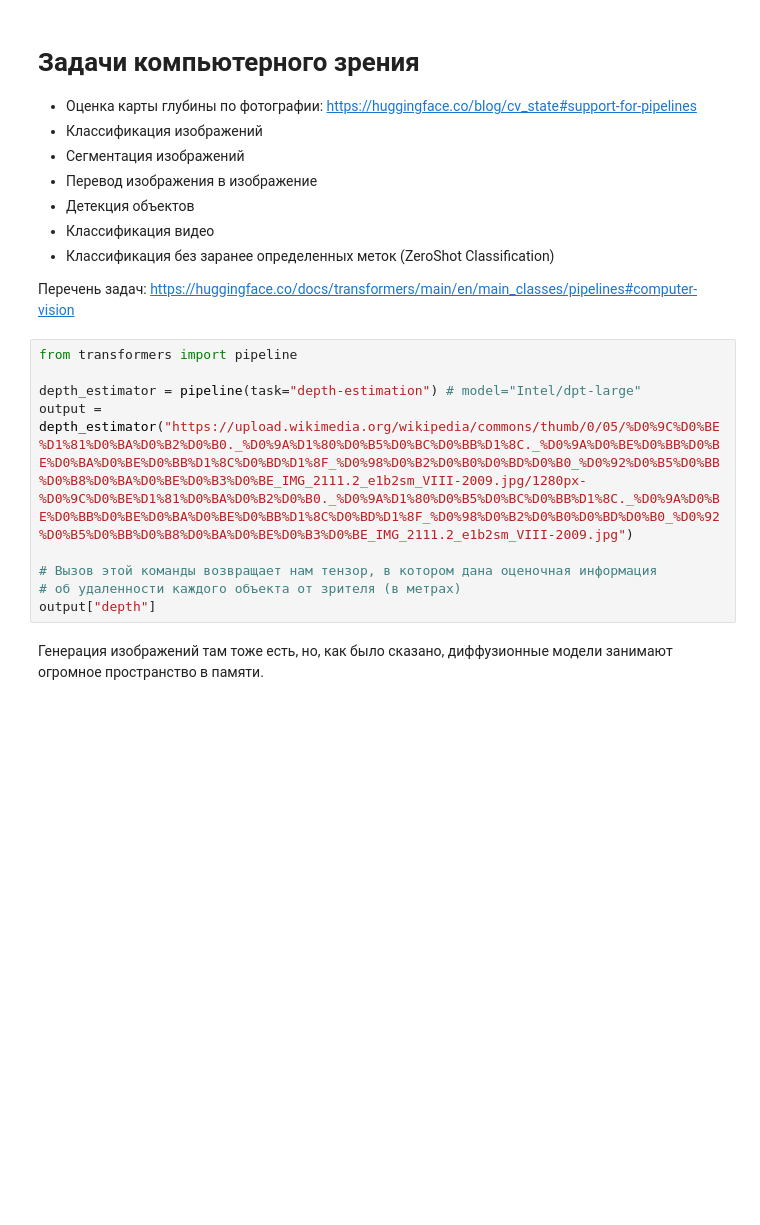
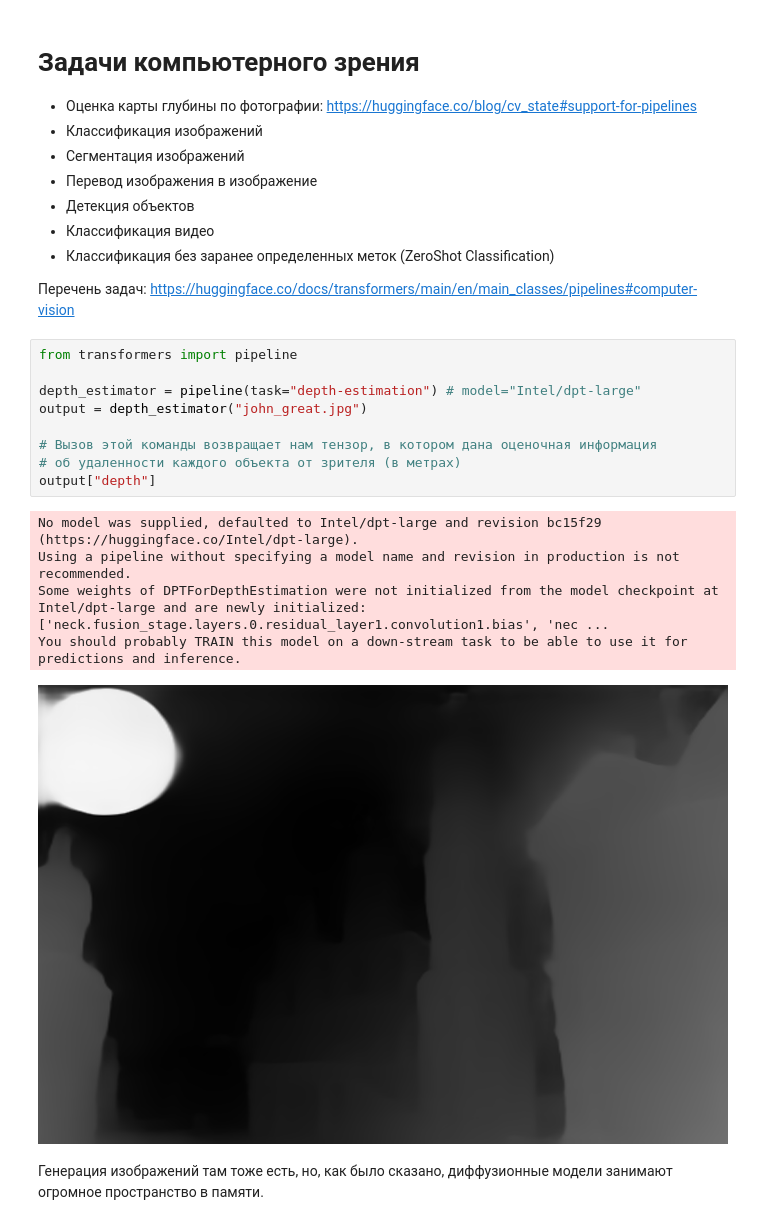
Before and after one commit to nata44845/transfer_learning, a Jupyter notebook: seminar3/GB_Перенос_Обучения_Семинар_3_Huggingface.ipynb, the cells around one changed output. Drawn from its saved outputs; the diff is of its cells as text; blank space fills up the shorter version.

```diff
--- a/seminar3/GB_Перенос_Обучения_Семинар_3_Huggingface.ipynb
+++ b/seminar3/GB_Перенос_Обучения_Семинар_3_Huggingface.ipynb
@@ -92,12 +113,18 @@ conversation.generated_responses[-1]
 # %%
 from transformers import pipeline
 
 depth_estimator = pipeline(task="depth-estimation") # model="Intel/dpt-large"
-output = depth_estimator("https://upload.wikimedia.org/wikipedia/commons/thumb/0/05/%D0%9C%D0%BE%D1%81%D0%BA%D0%B2%D0%B0._%D0%9A%D1%80%D0%B5%D0%BC%D0%BB%D1%8C._%D0%9A%D0%BE%D0%BB%D0%BE%D0%BA%D0%BE%D0%BB%D1%8C%D0%BD%D1%8F_%D0%98%D0%B2%D0%B0%D0%BD%D0%B0_%D0%92%D0%B5%D0%BB%D0%B8%D0%BA%D0%BE%D0%B3%D0%BE_IMG_2111.2_e1b2sm_VIII-2009.jpg/1280px-%D0%9C%D0%BE%D1%81%D0%BA%D0%B2%D0%B0._%D0%9A%D1%80%D0%B5%D0%BC%D0%BB%D1%8C._%D0%9A%D0%BE%D0%BB%D0%BE%D0%BA%D0%BE%D0%BB%D1%8C%D0%BD%D1%8F_%D0%98%D0%B2%D0%B0%D0%BD%D0%B0_%D0%92%D0%B5%D0%BB%D0%B8%D0%BA%D0%BE%D0%B3%D0%BE_IMG_2111.2_e1b2sm_VIII-2009.jpg")
+output = depth_estimator("john_great.jpg")
 
 # Вызов этой команды возвращает нам тензор, в котором дана оценочная информация
 # об удаленности каждого объекта от зрителя (в метрах)
 output["depth"]
+# %% [output]
+No model was supplied, defaulted to Intel/dpt-large and revision bc15f29 (https://huggingface.co/Intel/dpt-large).
+Using a pipeline without specifying a model name and revision in production is not recommended.
+Some weights of DPTForDepthEstimation were not initialized from the model checkpoint at Intel/dpt-large and are newly initialized: ['neck.fusion_stage.layers.0.residual_layer1.convolution1.bias', 'nec ...
+You should probably TRAIN this model on a down-stream task to be able to use it for predictions and inference.
+[figure, added]
 # %% [markdown]
 Генерация изображений там тоже есть, но, как было сказано, диффузионные модели занимают огромное пространство в памяти.
 # %%
```
Also changed, not shown: parts of 7 cells of this notebook, 6 other files.
